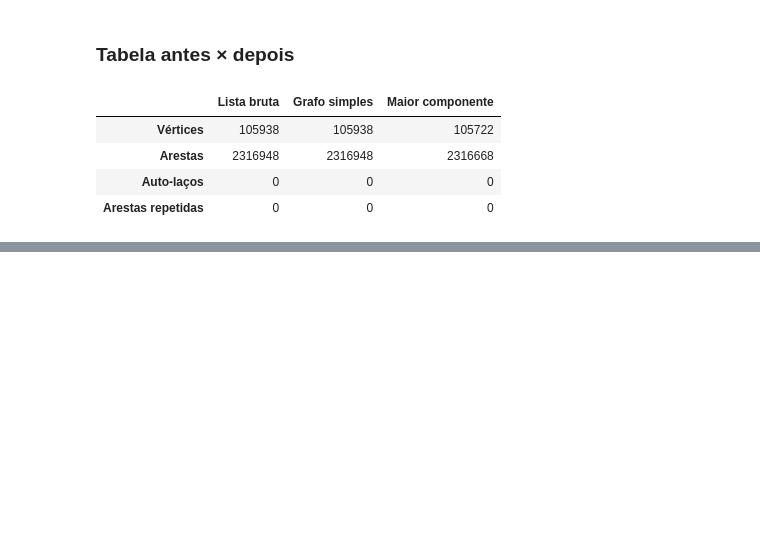
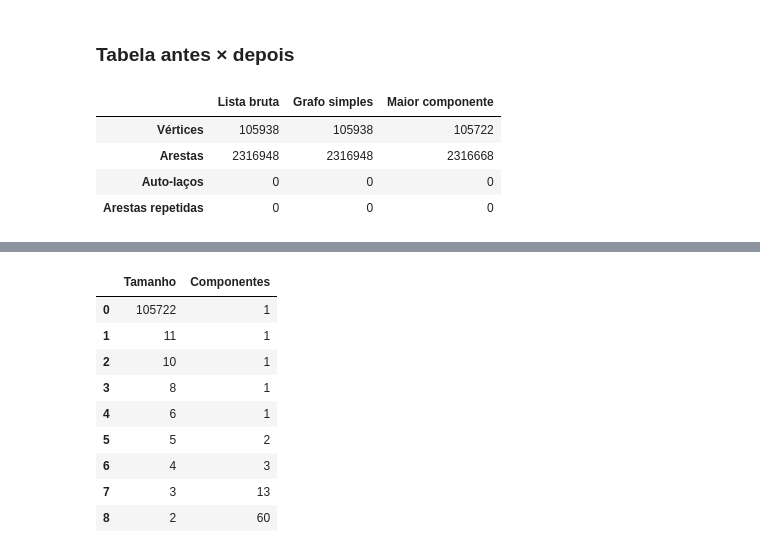
Before and after one commit to Augustocfq/snap-flickr-MATA53, a Jupyter notebook: main.ipynb, the cells around one changed output, grey strips where cells are left out. Saved outputs shown, nothing was run; the diff lists cells and outputs as text; code cells hidden in the pictures; blank space fills up the shorter version.

```diff
--- a/main.ipynb
+++ b/main.ipynb
@@ -147,0 +163,7 @@ treatment_table
+# %%
+edges = read_edge_list(DATA_PROCESSED / "flickr_simples.edgelist.gz")
+graph = nx.Graph(edges)
+n, m = graph.number_of_nodes(), graph.number_of_edges()
+degrees = pd.Series(dict(graph.degree()))
+
+assert abs(degrees.mean() - 2 * m / n) < 1e-9, "o grau médio difere de 2m/n"
@@ -147,0 +174,6 @@ treatment_table
+# %%
+component_sizes = pd.Series([len(component) for component in nx.connected_components(graph)])
+igraph_components = ig.Graph(n=n, edges=edges).connected_components()
+
+assert component_sizes.sum() == n, "a soma dos tamanhos das componentes difere de n"
+assert len(component_sizes) == len(igraph_components), "networkx e igraph contam componentes diferentes"
@@ -147,0 +210,22 @@ treatment_table
+# %%
+component_table = (
+    component_sizes.value_counts()
+    .sort_index(ascending=False)
+    .rename_axis("Tamanho")
+    .reset_index(name="Componentes")
+)
+component_table.style.format(thousands=".").hide(axis="index").to_latex(
+    TABLES_DIR / "componentes.tex", hrules=True
+)
+component_table
+# %% [output]
+|  | Tamanho | Componentes |
+| 0 | 105722 | 1 |
+| 1 | 11 | 1 |
+| 2 | 10 | 1 |
+| 3 | 8 | 1 |
+| 4 | 6 | 1 |
+| 5 | 5 | 2 |
+| 6 | 4 | 3 |
+| 7 | 3 | 13 |
+| 8 | 2 | 60 |
```
Also changed, not shown: parts of 6 cells of this notebook, 3 other files.
